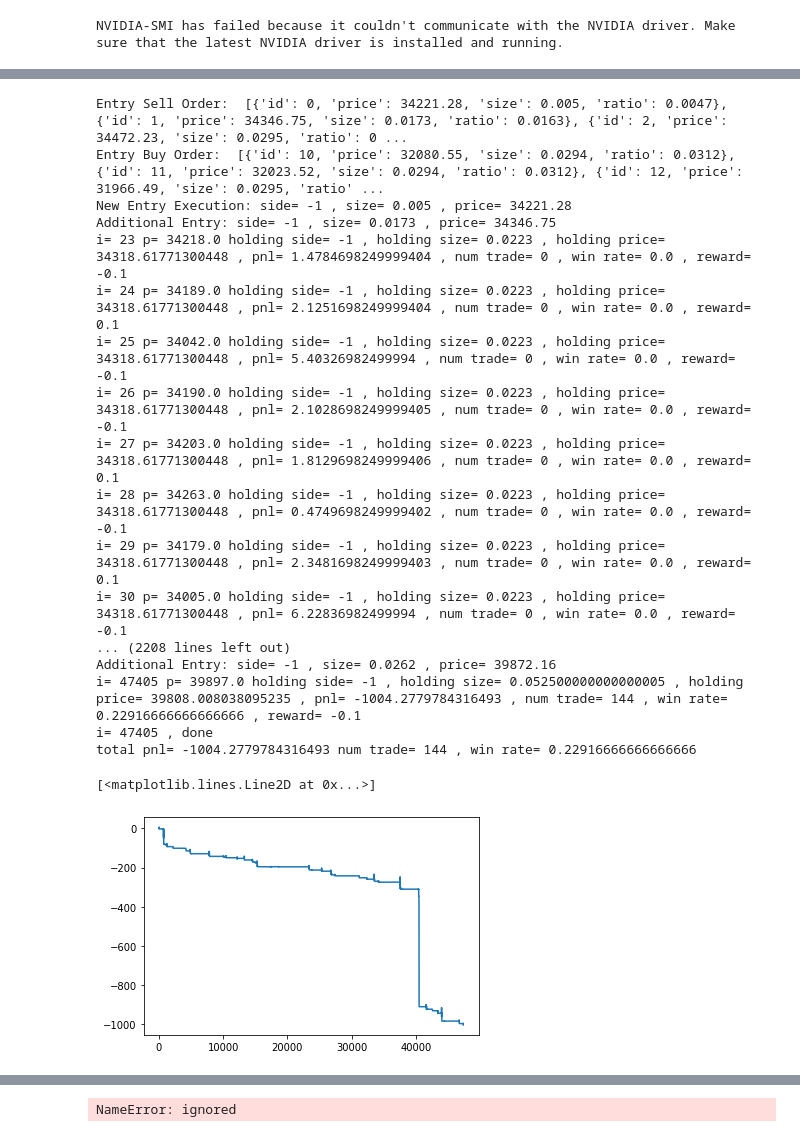
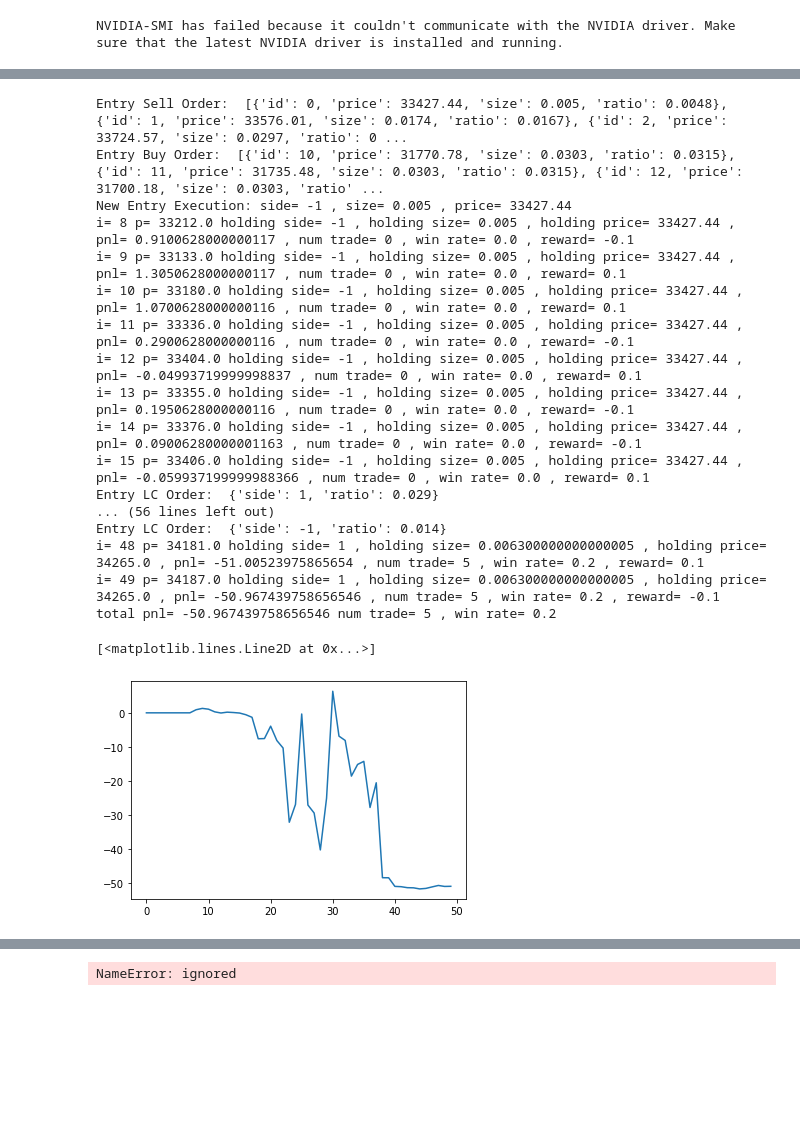
Before and after one commit to alunfes/1m-btc-data, a Jupyter notebook: Decision_Transformer.ipynb, the cells around one changed output, grey strips where cells are left out. Drawn from its saved outputs; the diff is of its cells as text; code cells hidden in the pictures; blank space fills up the shorter version.

```diff
--- a/Decision_Transformer.ipynb
+++ b/Decision_Transformer.ipynb
@@ -401,16 +402,30 @@ class MarketDataNNWrapper:
         long_data1 = self.__data_sampler(current_ind, long_term1, num_nn_units, data)
         long_data2 = self.__data_sampler(current_ind, long_term2, num_nn_units, data)
         rsi_res = [rsi[x][current_ind] for x in list(rsi.keys())]
-        return {'md_short':self.__minmax_scaler(short_data),
-         'md_mid1':self.__minmax_scaler(mid_data1),
-         'md_mid2':self.__minmax_scaler(mid_data2),
-         'md_long1':self.__minmax_scaler(long_data1),
-         'md_long2':self.__minmax_scaler(long_data2),
-         'md_rsi':rsi_res}
+        rsi_res.extend([0] * (num_nn_units - len(rsi_res)))
+        return [self.__minmax_scaler(short_data),
+         self.__minmax_scaler(mid_data1),
+         self.__minmax_scaler(mid_data2),
+         self.__minmax_scaler(long_data1),
+         self.__minmax_scaler(long_data2),
+         np.array(rsi_res)]
 
+    def get_nn_input_length(self, data, rsi, current_ind:int, num_nn_units:int, short_term:int, mid_term1:int, mid_term2:int, long_term1:int, long_term2:int):
+        market_data = self.get_nn_input(data, rsi, current_ind, num_nn_units, short_term, mid_term1, mid_term2, long_term1, long_term2)
+        return {
+            'short_length':len(market_data[0]),
+            'mid1_length':len(market_data[1]),
+            'mid2_length':len(market_data[2]),
+            'long1_length':len(market_data[3]),
+            'long2_length':len(market_data[4]),
+            'rsi_length':len(market_data[5])
+            }
+
+'''
 mdnw = MarketDataNNWrapper()
 d = np.array(MarketData.logclose)
 rsi = MarketData.rsi
-for i in range(1000):
+for i in range(10):
     data = mdnw.get_nn_input(d, rsi, i + 100000, 60, 120, 720, 4800, 12000, 48000)
-    print('i=', i, 'lem=', len(data))
+    print(data[0].shape, data[-1].shape)
+'''
@@ -1216,52 +1175,52 @@ market closeでそもそもかなり小さなsizeの時にその10%のorder出
 
 ・ランダムアクションのトレードを行いエラーが発生しないこと
 ・pt, lcが正常に機能すること
 ・market close orderが正常に機能すること
 '''
 is_done_pnl_ratio = -0.1
 order_distribution_num = 10
 market_order_fee = 0.006
 limit_order_fee = 0.001
 state_length = 120
 start_ind = 1000000
 
 
 env = AccountEnv(is_done_pnl_ratio, order_distribution_num, market_order_fee, limit_order_fee, state_length)
 env.reset()
-for i in range(50000):
+for i in range(50):
     action = list(env.action_space_sample())
     if action[0] == 5 or action[0] == 6:
         action[0] = 0
     ohlc = MarketData.get_ohlc(i + start_ind)
     #int action, int order_dist_type, double order_price_start_ratio, double order_price_width_ratio, double pt_price_start_ratio, double pt_price_width_ratio, int num_pt_div, double lc_ratio, double market_close_ratio, list ohlc_t1
     state, reward, is_done, _ = env.step(action[0], action[1], action[2], action[3], action[4], action[5], action[6], action[7], action[8], ohlc)
     if env.holding_side !=0:
         print('i=',i, 'p=',ohlc[-1], 'holding side=', env.holding_side, ', holding size=', env.holding_size, ', holding price=', env.holding_price, ', pnl=', env.total_pnl, ', num trade=', env.num_trade, ', win rate=', env.win_rate, ', reward=',reward)
     if is_done:
         print('i=',i, ', done')
         break
 print('total pnl=', env.total_pnl, 'num trade=', env.num_trade, ', win rate=', env.win_rate)
 plt.plot(env.log_total_pnl)
 # %% [output]
-Entry Sell Order:  [{'id': 0, 'price': 34221.28, 'size': 0.005, 'ratio': 0.0047}, {'id': 1, 'price': 34346.75, 'size': 0.0173, 'ratio': 0.0163}, {'id': 2, 'price': 34472.23, 'size': 0.0295, 'ratio': 0 ...
-Entry Buy Order:  [{'id': 10, 'price': 32080.55, 'size': 0.0294, 'ratio': 0.0312}, {'id': 11, 'price': 32023.52, 'size': 0.0294, 'ratio': 0.0312}, {'id': 12, 'price': 31966.49, 'size': 0.0295, 'ratio' ...
-New Entry Execution: side= -1 , size= 0.005 , price= 34221.28
-Additional Entry: side= -1 , size= 0.0173 , price= 34346.75
-i= 23 p= 34218.0 holding side= -1 , holding size= 0.0223 , holding price= 34318.61771300448 , pnl= 1.4784698249999404 , num trade= 0 , win rate= 0.0 , reward= -0.1
-i= 24 p= 34189.0 holding side= -1 , holding size= 0.0223 , holding price= 34318.61771300448 , pnl= 2.1251698249999404 , num trade= 0 , win rate= 0.0 , reward= 0.1
-i= 25 p= 34042.0 holding side= -1 , holding size= 0.0223 , holding price= 34318.61771300448 , pnl= 5.40326982499994 , num trade= 0 , win rate= 0.0 , reward= -0.1
-i= 26 p= 34190.0 holding side= -1 , holding size= 0.0223 , holding price= 34318.61771300448 , pnl= 2.1028698249999405 , num trade= 0 , win rate= 0.0 , reward= -0.1
-i= 27 p= 34203.0 holding side= -1 , holding size= 0.0223 , holding price= 34318.61771300448 , pnl= 1.8129698249999406 , num trade= 0 , win rate= 0.0 , reward= 0.1
-i= 28 p= 34263.0 holding side= -1 , holding size= 0.0223 , holding price= 34318.61771300448 , pnl= 0.4749698249999402 , num trade= 0 , win rate= 0.0 , reward= -0.1
-i= 29 p= 34179.0 holding side= -1 , holding size= 0.0223 , holding price= 34318.61771300448 , pnl= 2.3481698249999403 , num trade= 0 , win rate= 0.0 , reward= 0.1
-i= 30 p= 34005.0 holding side= -1 , holding size= 0.0223 , holding price= 34318.61771300448 , pnl= 6.22836982499994 , num trade= 0 , win rate= 0.0 , reward= -0.1
-... (2208 lines left out)
-Additional Entry: side= -1 , size= 0.0262 , price= 39872.16
-i= 47405 p= 39897.0 holding side= -1 , holding size= 0.052500000000000005 , holding price= 39808.008038095235 , pnl= -1004.2779784316493 , num trade= 144 , win rate= 0.22916666666666666 , reward= -0.1
-i= 47405 , done
-total pnl= -1004.2779784316493 num trade= 144 , win rate= 0.22916666666666666
+Entry Sell Order:  [{'id': 0, 'price': 33427.44, 'size': 0.005, 'ratio': 0.0048}, {'id': 1, 'price': 33576.01, 'size': 0.0174, 'ratio': 0.0167}, {'id': 2, 'price': 33724.57, 'size': 0.0297, 'ratio': 0 ...
+Entry Buy Order:  [{'id': 10, 'price': 31770.78, 'size': 0.0303, 'ratio': 0.0315}, {'id': 11, 'price': 31735.48, 'size': 0.0303, 'ratio': 0.0315}, {'id': 12, 'price': 31700.18, 'size': 0.0303, 'ratio' ...
+New Entry Execution: side= -1 , size= 0.005 , price= 33427.44
+i= 8 p= 33212.0 holding side= -1 , holding size= 0.005 , holding price= 33427.44 , pnl= 0.9100628000000117 , num trade= 0 , win rate= 0.0 , reward= -0.1
+i= 9 p= 33133.0 holding side= -1 , holding size= 0.005 , holding price= 33427.44 , pnl= 1.3050628000000117 , num trade= 0 , win rate= 0.0 , reward= 0.1
+i= 10 p= 33180.0 holding side= -1 , holding size= 0.005 , holding price= 33427.44 , pnl= 1.0700628000000116 , num trade= 0 , win rate= 0.0 , reward= 0.1
+i= 11 p= 33336.0 holding side= -1 , holding size= 0.005 , holding price= 33427.44 , pnl= 0.2900628000000116 , num trade= 0 , win rate= 0.0 , reward= -0.1
+i= 12 p= 33404.0 holding side= -1 , holding size= 0.005 , holding price= 33427.44 , pnl= -0.04993719999998837 , num trade= 0 , win rate= 0.0 , reward= 0.1
+i= 13 p= 33355.0 holding side= -1 , holding size= 0.005 , holding price= 33427.44 , pnl= 0.1950628000000116 , num trade= 0 , win rate= 0.0 , reward= -0.1
+i= 14 p= 33376.0 holding side= -1 , holding size= 0.005 , holding price= 33427.44 , pnl= 0.09006280000001163 , num trade= 0 , win rate= 0.0 , reward= -0.1
+i= 15 p= 33406.0 holding side= -1 , holding size= 0.005 , holding price= 33427.44 , pnl= -0.059937199999988366 , num trade= 0 , win rate= 0.0 , reward= 0.1
+Entry LC Order:  {'side': 1, 'ratio': 0.029}
+... (56 lines left out)
+Entry LC Order:  {'side': -1, 'ratio': 0.014}
+i= 48 p= 34181.0 holding side= 1 , holding size= 0.006300000000000005 , holding price= 34265.0 , pnl= -51.00523975865654 , num trade= 5 , win rate= 0.2 , reward= 0.1
+i= 49 p= 34187.0 holding side= 1 , holding size= 0.006300000000000005 , holding price= 34265.0 , pnl= -50.967439758656546 , num trade= 5 , win rate= 0.2 , reward= -0.1
+total pnl= -50.967439758656546 num trade= 5 , win rate= 0.2
 [<matplotlib.lines.Line2D at 0x...>]
-[figure, old version]
+[figure, new version]
 # %%
 
 ################################################################################
```
Also changed, not shown: parts of 24 cells of this notebook.
